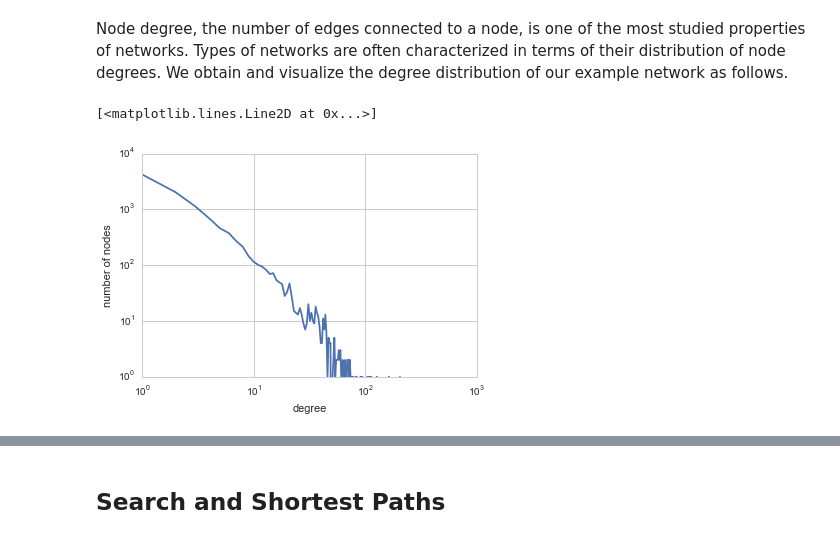
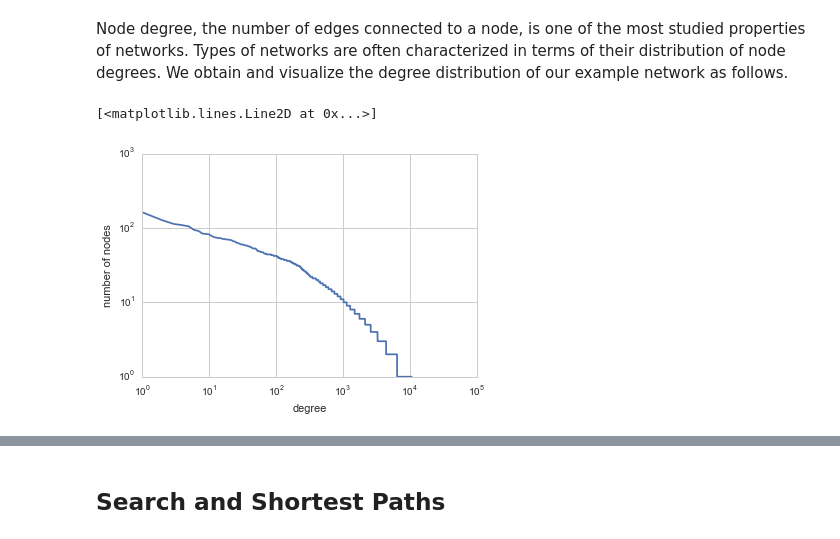
Before and after one commit to kit-parco/networkit-hyperbolic-kd, a Jupyter notebook: Doc/Notebooks/NetworKit_UserGuide.ipynb, the cells around one changed output, grey strips where cells are left out. Drawn from its saved outputs; the diff is of its cells as text; code cells hidden in the pictures.

```diff
--- a/Doc/Notebooks/NetworKit_UserGuide.ipynb
+++ b/Doc/Notebooks/NetworKit_UserGuide.ipynb
@@ -158,12 +121,12 @@ component of node  0 :  0
 # %% [markdown]
 Node degree, the number of edges connected to a node, is one of the most studied properties of networks. Types of networks are often characterized in terms of their distribution of node degrees. We obtain and visualize the degree distribution of our example network as follows.
 # %%
-dd = properties.degreeDistribution(G)
+dd = sorted(centrality.DegreeCentrality(G).run().scores(), reverse=True)
 plt.xscale("log")
 plt.xlabel("degree")
 plt.yscale("log")
 plt.ylabel("number of nodes")
 plt.plot(dd)
 # %% [output]
 [<matplotlib.lines.Line2D at 0x...>]
-[figure, old version]
+[figure, new version]
```
Also changed, not shown: parts of 48 cells of this notebook, 4 other files.
